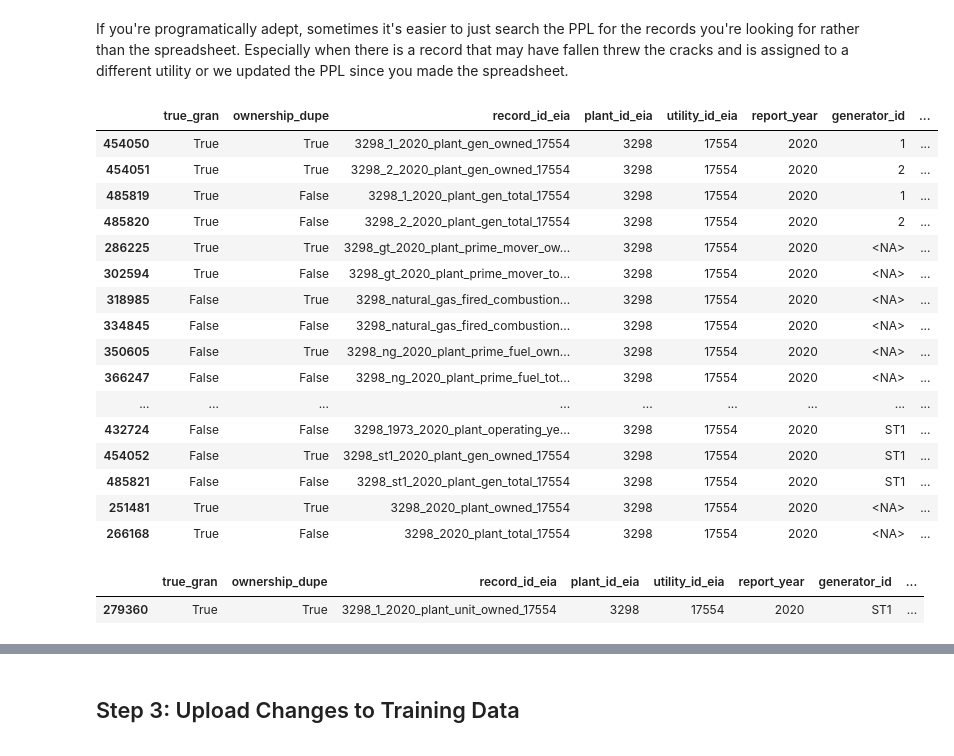
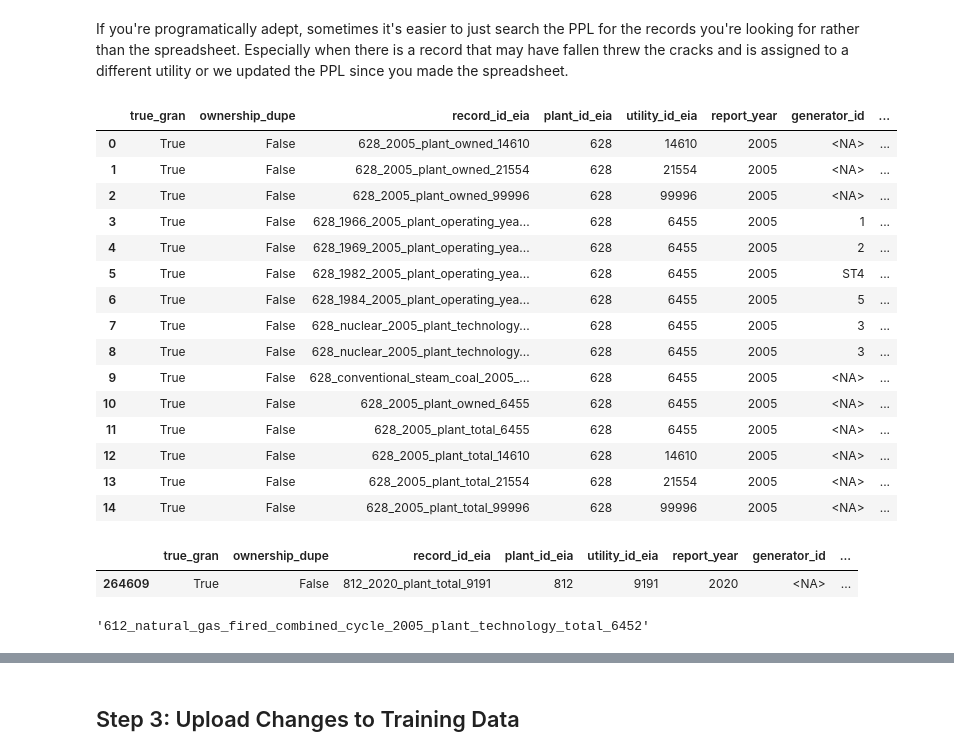
Before and after one commit to catalyst-cooperative/rmi-ferc1-eia, a Jupyter notebook: notebooks/make_overrides.ipynb, the cells around one changed output, grey strips where cells are left out. Cells and saved outputs as stored; diff of their text form; code cells hidden in the pictures.

```diff
--- a/notebooks/make_overrides.ipynb
+++ b/notebooks/make_overrides.ipynb
@@ -218,42 +284,45 @@ useful_cols = [
 # %%
 ppl_df[
     #(ppl_df["record_id_eia"]=="3283_2006_plant_total_17539")
-    #(ppl_df["plant_id_eia"]==3289)
-    (ppl_df["plant_id_pudl"]==638)
-    #ppl_df["plant_name_new"].str.contains("2315")
-    & (ppl_df["report_date"].dt.year.isin([2020]))
-     #(ppl_df["utility_id_eia"]==19876)
-    #&(ppl_df["capacity_mw"]==2)
+    #(ppl_df["plant_id_eia"]==6043)
+    (ppl_df["plant_id_pudl"]==145)
+    #ppl_df["plant_name_new"].str.contains("Cape Fear")
+    & (ppl_df["report_date"].dt.year.isin([2005]))
+    #& (ppl_df["utility_id_eia"]==3542)
+    #&(ppl_df["capacity_mw"]==75)
     #& (ppl_df["net_generation_mwh"] > 1900)
     #& (ppl_df["net_generation_mwh"] < 2000)
-    #& (ppl_df["capacity_mw"]> 200)
-    #& (ppl_df["capacity_mw"]<2)
+    #& (ppl_df["capacity_mw"]> 500)
+    #& (ppl_df["capacity_mw"]>1000)
     #& (ppl_df["technology_description"].str.contains("Solar"))
-    #& (ppl_df["true_gran"])
-    #& (ppl_df["ownership_dupe"]==False)
-].sort_values(["report_year", "capacity_mw"])[useful_cols]
+    & (ppl_df["true_gran"])
+    & (ppl_df["ownership_dupe"]==False)
+].sort_values(["report_year", "capacity_mw"])[useful_cols].head(60).reset_index(drop=True)#[13:14].record_id_eia.item()
 # %% [output]
 |  | true_gran | ownership_dupe | record_id_eia | plant_id_eia | utility_id_eia | report_year | generator_id | ... |
-| 454050 | True | True | 3298_1_2020_plant_gen_owned_17554 | 3298 | 17554 | 2020 | 1 | ... |
-| 454051 | True | True | 3298_2_2020_plant_gen_owned_17554 | 3298 | 17554 | 2020 | 2 | ... |
-| 485819 | True | False | 3298_1_2020_plant_gen_total_17554 | 3298 | 17554 | 2020 | 1 | ... |
-| 485820 | True | False | 3298_2_2020_plant_gen_total_17554 | 3298 | 17554 | 2020 | 2 | ... |
-| 286225 | True | True | 3298_gt_2020_plant_prime_mover_ow... | 3298 | 17554 | 2020 | <NA> | ... |
-| 302594 | True | False | 3298_gt_2020_plant_prime_mover_to... | 3298 | 17554 | 2020 | <NA> | ... |
-| 318985 | False | True | 3298_natural_gas_fired_combustion... | 3298 | 17554 | 2020 | <NA> | ... |
-| 334845 | False | False | 3298_natural_gas_fired_combustion... | 3298 | 17554 | 2020 | <NA> | ... |
-| 350605 | False | True | 3298_ng_2020_plant_prime_fuel_own... | 3298 | 17554 | 2020 | <NA> | ... |
-| 366247 | False | False | 3298_ng_2020_plant_prime_fuel_tot... | 3298 | 17554 | 2020 | <NA> | ... |
-| ... | ... | ... | ... | ... | ... | ... | ... | ... |
-| 432724 | False | False | 3298_1973_2020_plant_operating_ye... | 3298 | 17554 | 2020 | ST1 | ... |
-| 454052 | False | True | 3298_st1_2020_plant_gen_owned_17554 | 3298 | 17554 | 2020 | ST1 | ... |
-| 485821 | False | False | 3298_st1_2020_plant_gen_total_17554 | 3298 | 17554 | 2020 | ST1 | ... |
-| 251481 | True | True | 3298_2020_plant_owned_17554 | 3298 | 17554 | 2020 | <NA> | ... |
-| 266168 | True | False | 3298_2020_plant_total_17554 | 3298 | 17554 | 2020 | <NA> | ... |
+| 0 | True | False | 628_2005_plant_owned_14610 | 628 | 14610 | 2005 | <NA> | ... |
+| 1 | True | False | 628_2005_plant_owned_21554 | 628 | 21554 | 2005 | <NA> | ... |
+| 2 | True | False | 628_2005_plant_owned_99996 | 628 | 99996 | 2005 | <NA> | ... |
+| 3 | True | False | 628_1966_2005_plant_operating_yea... | 628 | 6455 | 2005 | 1 | ... |
+| 4 | True | False | 628_1969_2005_plant_operating_yea... | 628 | 6455 | 2005 | 2 | ... |
+| 5 | True | False | 628_1982_2005_plant_operating_yea... | 628 | 6455 | 2005 | ST4 | ... |
+| 6 | True | False | 628_1984_2005_plant_operating_yea... | 628 | 6455 | 2005 | 5 | ... |
+| 7 | True | False | 628_nuclear_2005_plant_technology... | 628 | 6455 | 2005 | 3 | ... |
+| 8 | True | False | 628_nuclear_2005_plant_technology... | 628 | 6455 | 2005 | 3 | ... |
+| 9 | True | False | 628_conventional_steam_coal_2005_... | 628 | 6455 | 2005 | <NA> | ... |
+| 10 | True | False | 628_2005_plant_owned_6455 | 628 | 6455 | 2005 | <NA> | ... |
+| 11 | True | False | 628_2005_plant_total_6455 | 628 | 6455 | 2005 | <NA> | ... |
+| 12 | True | False | 628_2005_plant_total_14610 | 628 | 14610 | 2005 | <NA> | ... |
+| 13 | True | False | 628_2005_plant_total_21554 | 628 | 21554 | 2005 | <NA> | ... |
+| 14 | True | False | 628_2005_plant_total_99996 | 628 | 99996 | 2005 | <NA> | ... |
 # %%
-ppl_df[ppl_df["record_id_eia"]=="3298_1_2020_plant_unit_owned_17554"].sort_values(["report_year", "capacity_mw"])[useful_cols]
+ppl_df[ppl_df["record_id_eia"]=="812_2020_plant_total_9191"].sort_values(["report_year", "capacity_mw"])[useful_cols]
 # %% [output]
 |  | true_gran | ownership_dupe | record_id_eia | plant_id_eia | utility_id_eia | report_year | generator_id | ... |
-| 279360 | True | True | 3298_1_2020_plant_unit_owned_17554 | 3298 | 17554 | 2020 | ST1 | ... |
+| 264609 | True | False | 812_2020_plant_total_9191 | 812 | 9191 | 2020 | <NA> | ... |
+# %%
+ppl_df[ppl_df["record_id_eia"].str.contains("612_natural_gas_fired_combined_cycle_2005_plan")].sort_values(["report_year", "capacity_mw"])[useful_cols][1:2].record_id_eia.item()
+# %% [output]
+'612_natural_gas_fired_combined_cycle_2005_plant_technology_total_6452'
 # %%
 utils = pudl_out.utils_eia860()
```
Also changed, not shown: parts of 17 cells of this notebook, 2 other files.
